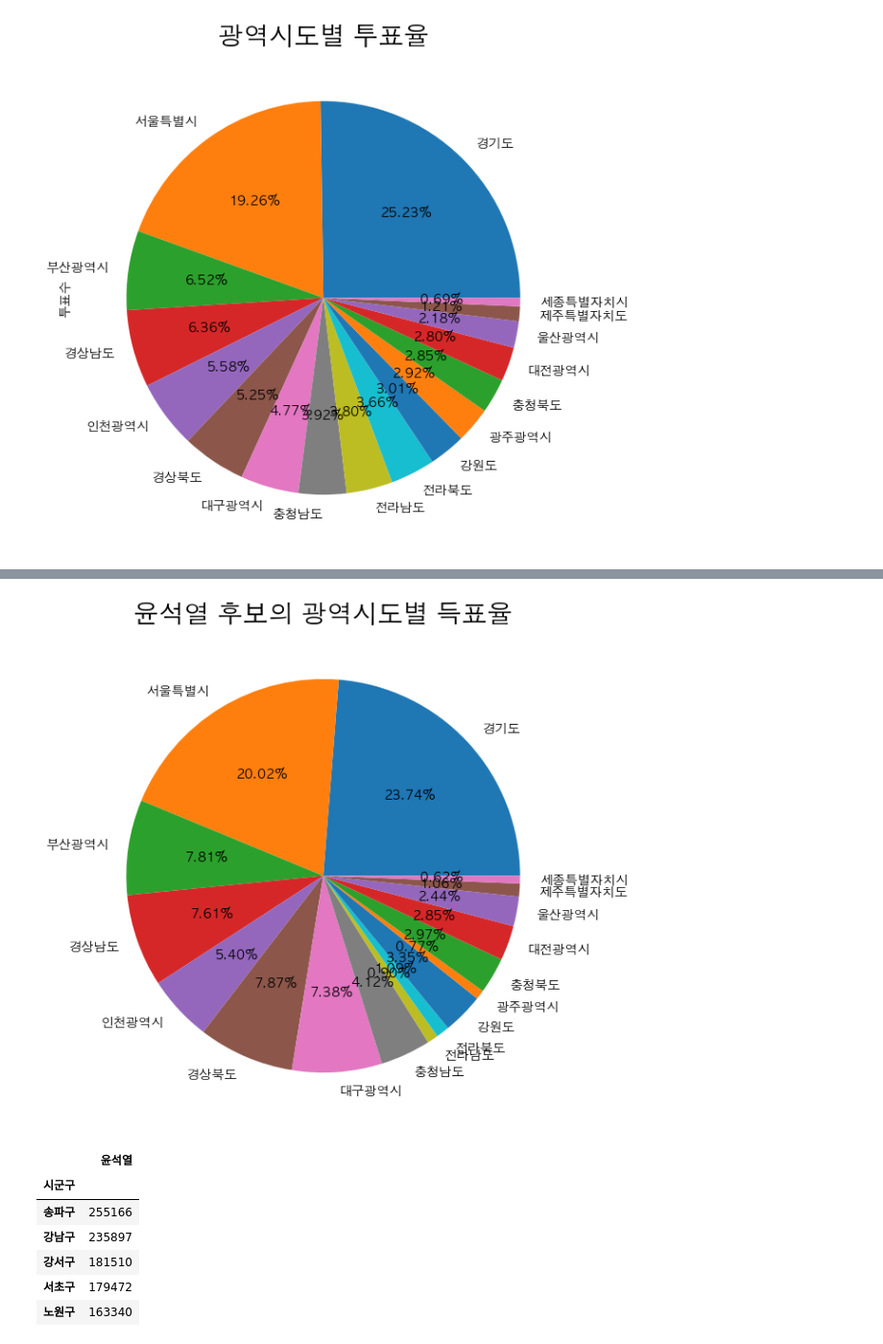
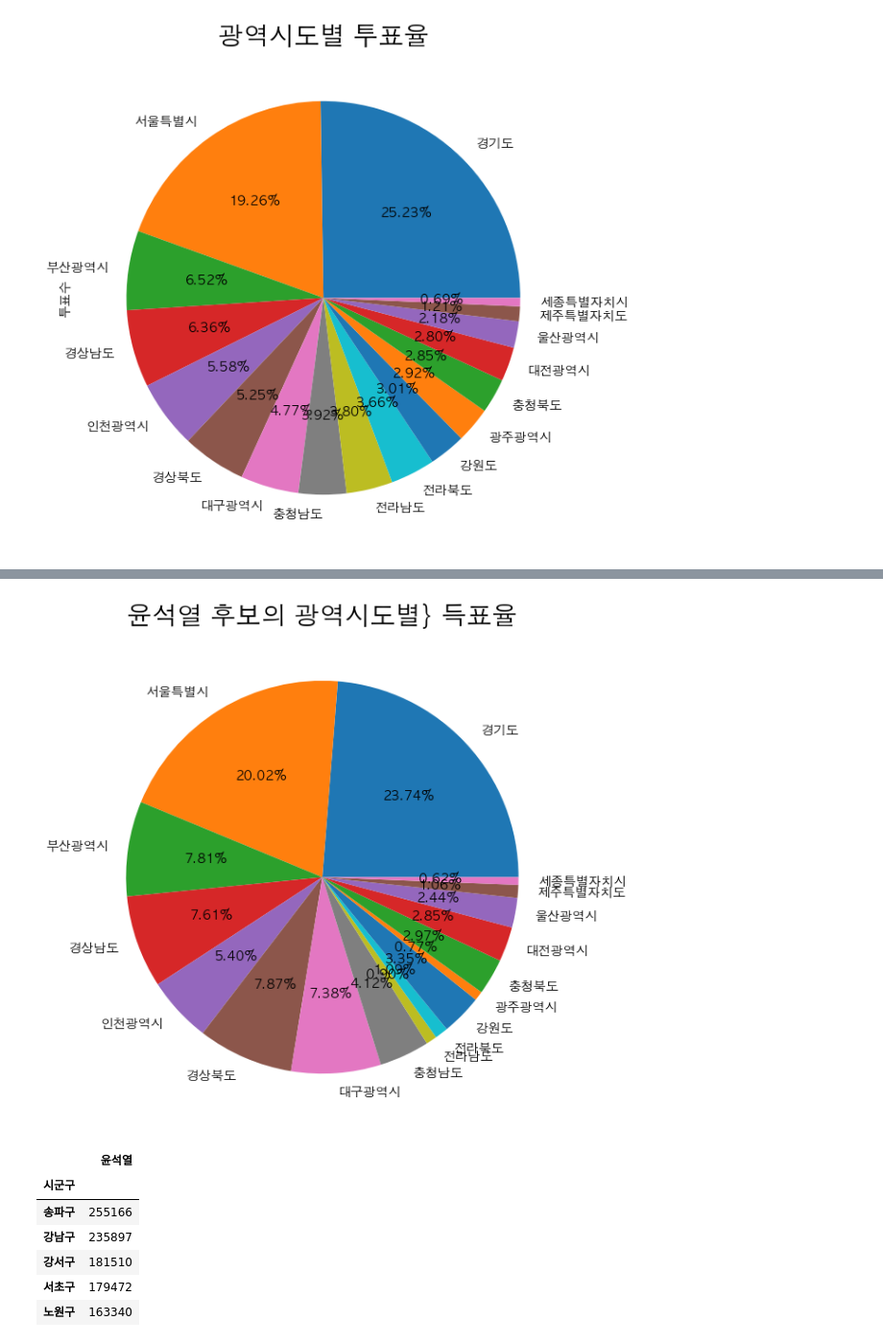
Before and after one commit to jjhwnn/Python, a Jupyter notebook: 3.DataAnalysis/Note/12.대선자료시각화.ipynb, the cells around one changed output, grey strips where cells are left out. Shown: that part at 96% size. Drawn from its saved outputs; the diff is of its cells as text; code cells hidden in the pictures.

```diff
--- a/3.DataAnalysis/Note/12.대선자료시각화.ipynb
+++ b/3.DataAnalysis/Note/12.대선자료시각화.ipynb
@@ -185,16 +185,16 @@ election_origin.head()
 # %%
 
 election_origin['윤석열'].plot(
     kind='pie',
     figsize = (10, 7),
     autopct = '%.2f%%'
 )
 
-plt.title('윤석열 후보의 광역시도별 득표율', size=20)
+plt.title('윤석열 후보의 광역시도별} 득표율', size=20)
 plt.ylabel('')
 plt.show()
 # %% [output]
-[figure, old version]
+[figure, new version]
 # %%
 elec_seoul = election.loc[election['광역시도'] == '서울특별시',['시군구','윤석열']]
 elec_seoul.sort_values(by='윤석열', ascending=False, inplace=True)
```
Also changed, not shown: parts of 25 cells of this notebook, 4 other files.
